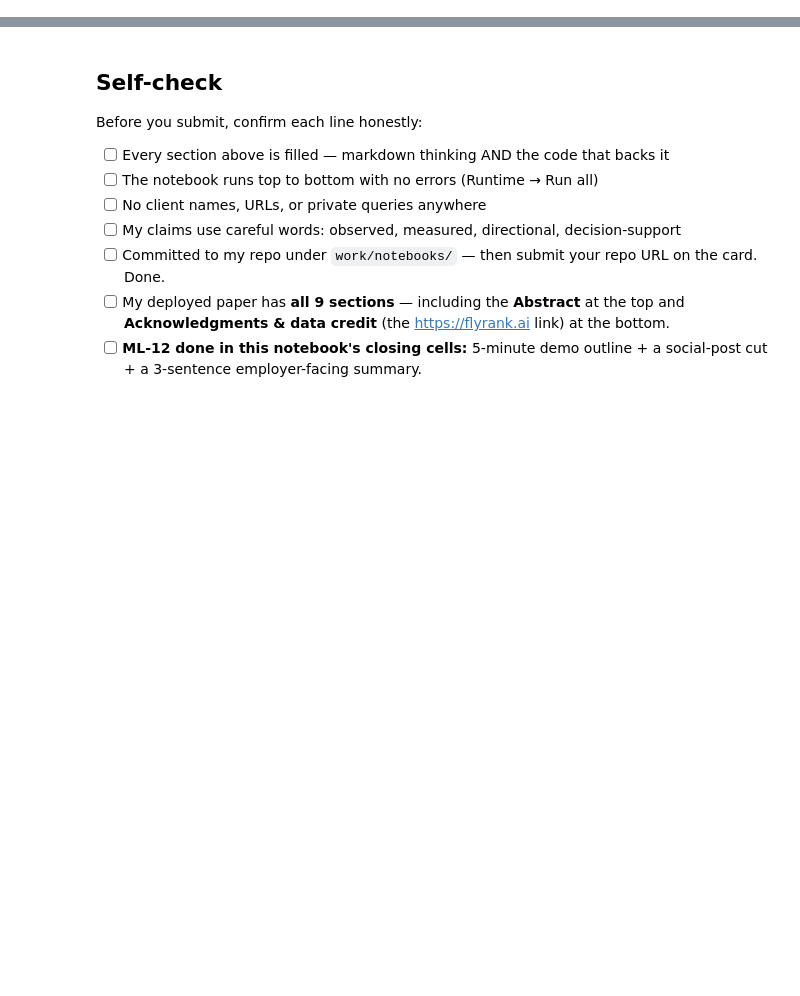
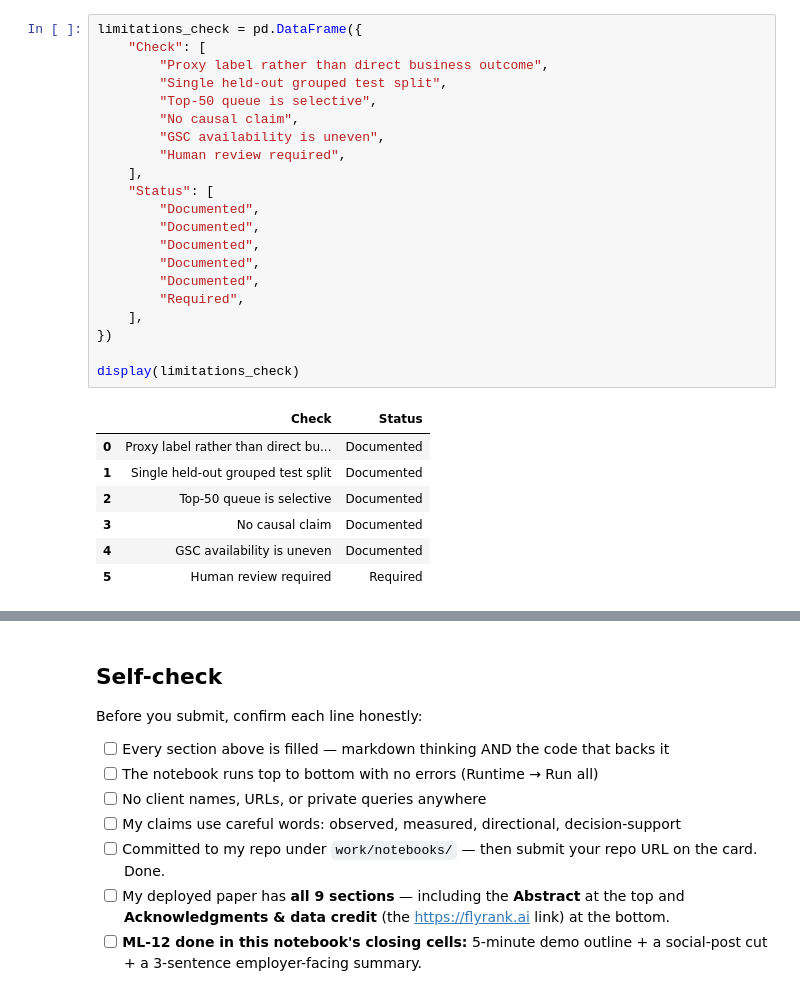
Before and after one commit to Lokeshtiwari723/Proto-ex, a Jupyter notebook: work/notebooks/capstone.ipynb, the cells around one changed output, grey strips where cells are left out. Drawn from its saved outputs; the diff is of its cells as text; blank space fills up the shorter version.

```diff
--- a/work/notebooks/capstone.ipynb
+++ b/work/notebooks/capstone.ipynb
@@ -36,0 +212,29 @@ This skeleton is yours to fill. Work the sections **in order** — each one has
+# %%
+limitations_check = pd.DataFrame({
+    "Check": [
+        "Proxy label rather than direct business outcome",
+        "Single held-out grouped test split",
+        "Top-50 queue is selective",
+        "No causal claim",
+        "GSC availability is uneven",
+        "Human review required",
+    ],
+    "Status": [
+        "Documented",
+        "Documented",
+        "Documented",
+        "Documented",
+        "Documented",
+        "Required",
+    ],
+})
+
+display(limitations_check)
+# %% [output]
+|  | Check | Status |
+| 0 | Proxy label rather than direct bu... | Documented |
+| 1 | Single held-out grouped test split | Documented |
+| 2 | Top-50 queue is selective | Documented |
+| 3 | No causal claim | Documented |
+| 4 | GSC availability is uneven | Documented |
+| 5 | Human review required | Required |
```
Also changed, not shown: parts of 20 cells of this notebook.
